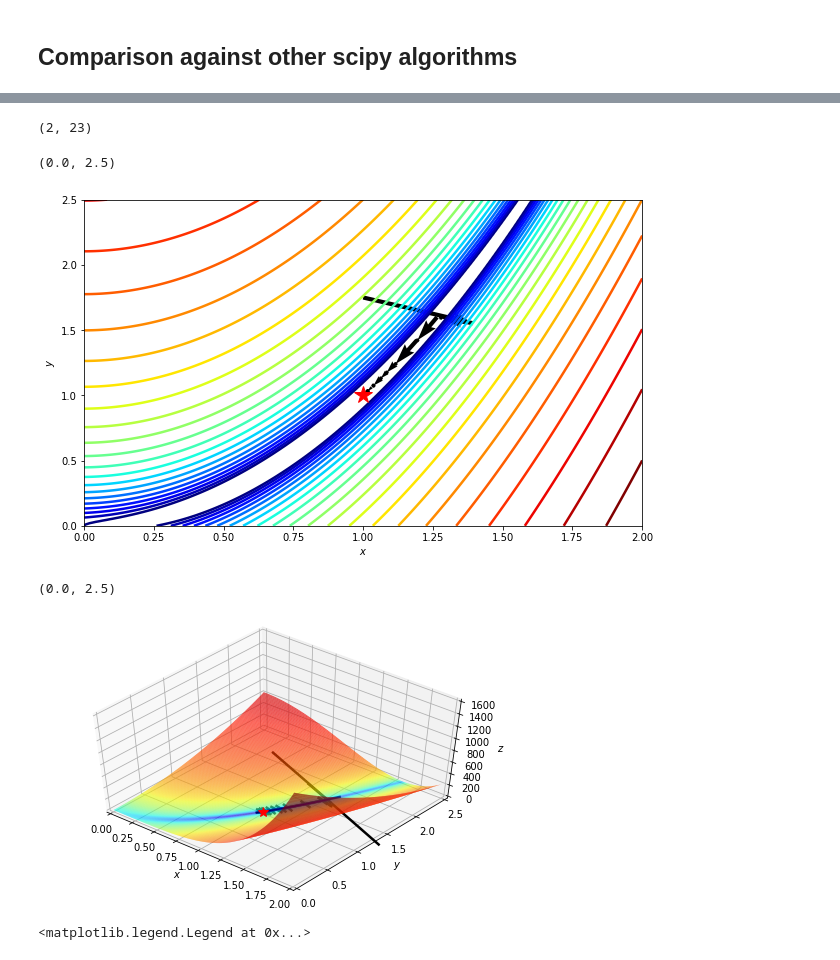
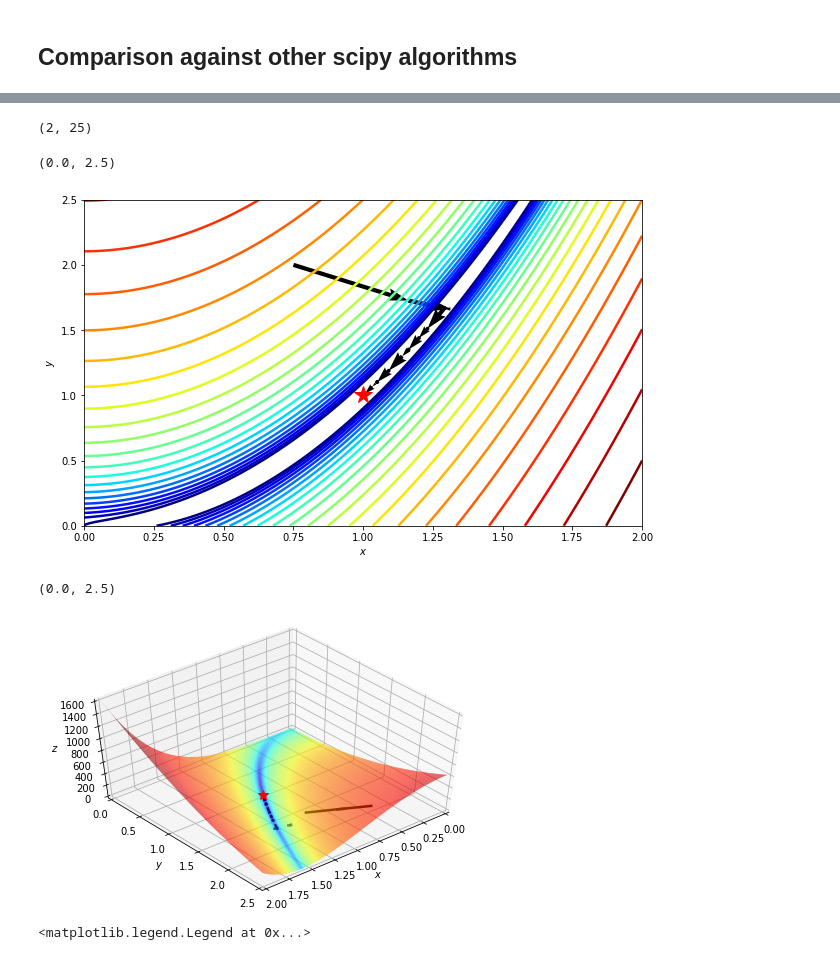
Before and after one commit to simonbatzner/L-BFGS-Julia, a Jupyter notebook: Visualization/Viz.ipynb, the cells around one changed output, grey strips where cells are left out. Drawn from its saved outputs; the diff is of its cells as text; code cells hidden in the pictures.

```diff
--- a/Visualization/Viz.ipynb
+++ b/Visualization/Viz.ipynb
@@ -29,7 +29,7 @@ plt.rcParams['lines.color'] = 'r'
 # %%
 # params
 fun = 'rosenbrock'
-x0 = [1.0, 1.75]
+x0 = [0.75, 2.0]
 
 # load path
 import h5py
@@ -37,6 +37,7 @@ filename="path.jld"
 file = h5py.File(filename, 'r')
 data= file["pos"][()]
 file.close()
-path = data[:, 10:]
-print(path.shape)
+julia_path = data[:, :]
+print(julia_path.shape)
+julia_path
 # %% [output]
@@ -279,9 +294,9 @@ dict(res)
 path = np.array(path_).T
 path.shape
 # %% [output]
-(2, 23)
+(2, 25)
 # %%
-fig, ax = plt.subplots(figsize=(10, 6))
+fig, ax = plt.subplots(figsize=(15,10))
 
 ax.contour(x, y, z, levels=np.logspace(0, 5, 35), norm=LogNorm(), cmap=plt.cm.jet)
 ax.quiver(path[0,:-1], path[1,:-1], path[0,1:]-path[0,:-1], path[1,1:]-path[1,:-1], scale_units='xy', angles='xy', scale=1, color='k')
@@ -294,24 +309,24 @@ ax.set_xlim((xmin, xmax))
 ax.set_ylim((ymin, ymax))
 # %% [output]
 (0.0, 2.5)
-[figure, old version]
+[figure, new version]
 # %%
-fig = plt.figure(figsize=(8, 5))
-ax = plt.axes(projection='3d', elev=50, azim=-50)
+fig = plt.figure(figsize=(15, 10))
+ax = plt.axes(projection='3d', elev=50, azim=50)
 
 ax.plot_surface(x, y, z, norm=LogNorm(), rstride=1, cstride=1, edgecolor='none', alpha=.8, cmap=plt.cm.jet)
 ax.quiver(path[0,:-1], path[1,:-1], f(*path[::,:-1]),
           path[0,1:]-path[0,:-1], path[1,1:]-path[1,:-1], f(*(path[::,1:]-path[::,:-1])),
-          color='k')
+          color='k', length = 0.2)
 ax.plot(*minima_, f(*minima_), 'r*', markersize=10)
 
 ax.set_xlabel('$x$')
 ax.set_ylabel('$y$')
 ax.set_zlabel('$z$')
 
 ax.set_xlim((xmin, xmax))
 ax.set_ylim((ymin, ymax))
 # %% [output]
 (0.0, 2.5)
-[figure, old version]
+[figure, new version]
 # %%
```
Also changed, not shown: parts of 13 cells of this notebook.
